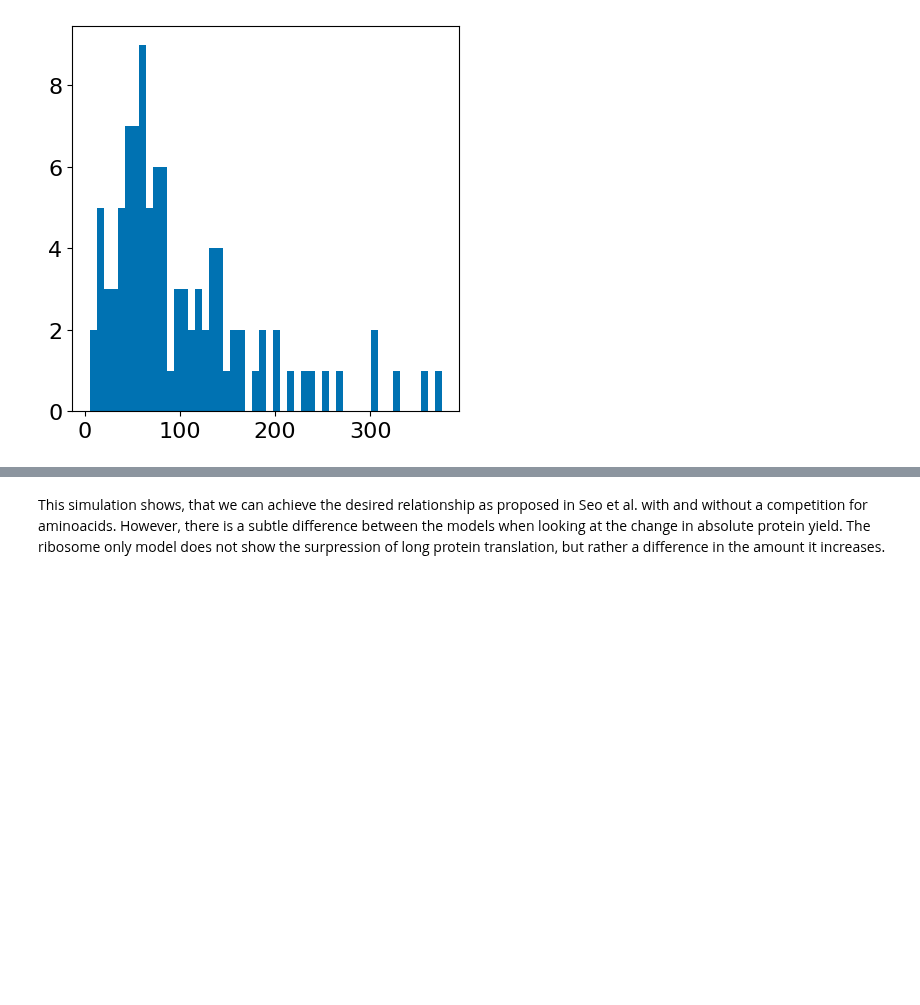
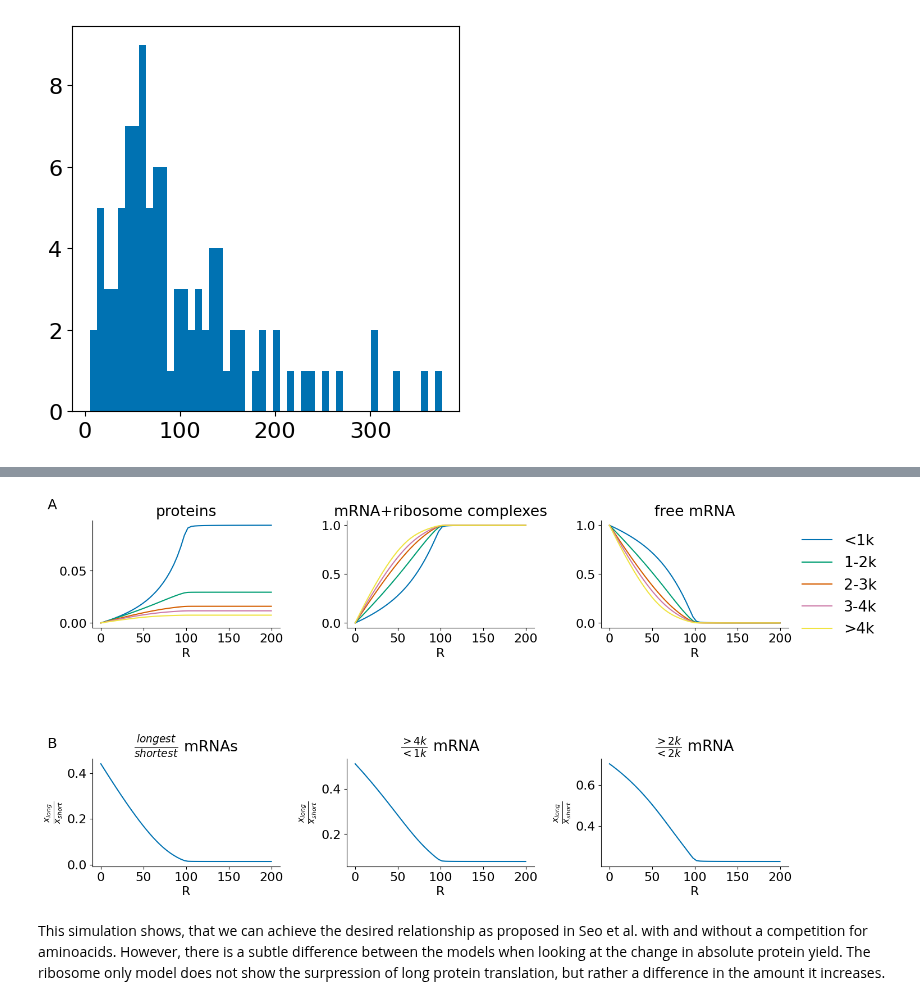
Before and after one commit to prubisch/competition_in_proteinsynthesis_in_autism, a Jupyter notebook: demonstrating_of_no_competition_without_protein_resource.ipynb, the cells around one changed output, grey strips where cells are left out. Drawn from its saved outputs; the diff is of its cells as text; code cells hidden in the pictures; blank space fills up the shorter version.

```diff
--- a/demonstrating_of_no_competition_without_protein_resource.ipynb
+++ b/demonstrating_of_no_competition_without_protein_resource.ipynb
@@ -351,9 +362,9 @@ layout = '''
 
 
 
-fig = plt.figure(figsize=(8, 4))
+fig = plt.figure(figsize=(16, 8))
 
-height_ratios = [1,0.1, 1
+height_ratios = [1,0.1, 1]
 width_ratios = [1,0.1,1,0.1,1]
 
 
@@ -384,44 +395,46 @@ for i in range(3):
     ax.plot(Rs, av4, label = '3-4k')
     ax.plot(Rs, av5, label = '>4k')
     ax.set_xlabel('R')
-    ax.set_ylabel(ylabels[i])
+    ax.set_title(ylabels[i])
     if i == 2:
         ax.legend(bbox_to_anchor=(1.0, 1.0), loc='upper left',  frameon = False)
     clear_axes(ax)
 
 
 ax = fig.add_subplot(gs[2,0])
 ax.plot(Rs, results_lp[:,-1,2,-1]/results_lp[:,-1,2,0], label = 'low', color = palette[0])
 ax.set_xlabel('R')
 ax.set_ylabel('$\\frac{x_{long}}{x_{short}}$')
 clear_axes(ax)
 #ax.set_xlim(0,100)
-ax.set_title('$\frac{longest}{shortest}$mRNAs')
+ax.set_title('$\\frac{longest}{shortest}$ mRNAs')
 #changed to be the same as the Osterweil lab paper
 
 ax = fig.add_subplot(gs[2,2])
 ax.plot(Rs, np.mean(results_lp[:,-1,2,b_4k], axis = 1)/np.mean(results_lp[:,-1,2,s_1k], axis = 1), label = 'low', color = palette[0])
 ax.set_xlabel('R')
 ax.set_ylabel('$\\frac{x_{long}}{x_{short}}$')
 clear_axes(ax)
 #ax.set_xlim(0,100)
-ax.set_title('\frac{>4k}{<1k}mRNA')
+ax.set_title('$\\frac{>4k}{<1k}$ mRNA')
 #changed to be the same as the Osterweil lab paper
 
 short_ind = np.concatenate((s_1k, s_2k), dtype = 'int')
 long_ind = np.concatenate((s_3k, s_4k, b_4k), dtype = 'int')
 
 ax = fig.add_subplot(gs[2,4])
 ax.plot(Rs, np.mean(results_lp[:,-1,2,long_ind], axis = 1)/np.mean(results_lp[:,-1,2,short_ind], axis = 1), label = 'low', color = palette[0])
 ax.set_xlabel('R')
 ax.set_ylabel('$\\frac{x_{long}}{x_{short}}$')
 clear_axes(ax)
 #ax.set_xlim(0,100)
-ax.set_title('\frac{>2k}{<2k}mRNA')
+ax.set_title('$\\frac{>2k}{<2k}$ mRNA')
 #changed to be the same as the Osterweil lab paper
 
-plt.save_fig('ribosome_only_competition.pdf')
+plt.savefig('ribosome_only_competition.pdf')
 plt.show()
+# %% [output]
+[figure, added]
 # %% [markdown]
 This simulation shows, that we can achieve the desired relationship as proposed in Seo et al. with and without a competition for aminoacids. However, there is a subtle difference between the models when looking at the change in absolute protein yield. The ribosome only model does not show the surpression of long protein translation, but rather a difference in the amount it increases.
 # %%
```
Also changed, not shown: parts of 3 cells of this notebook, 23 other files.
